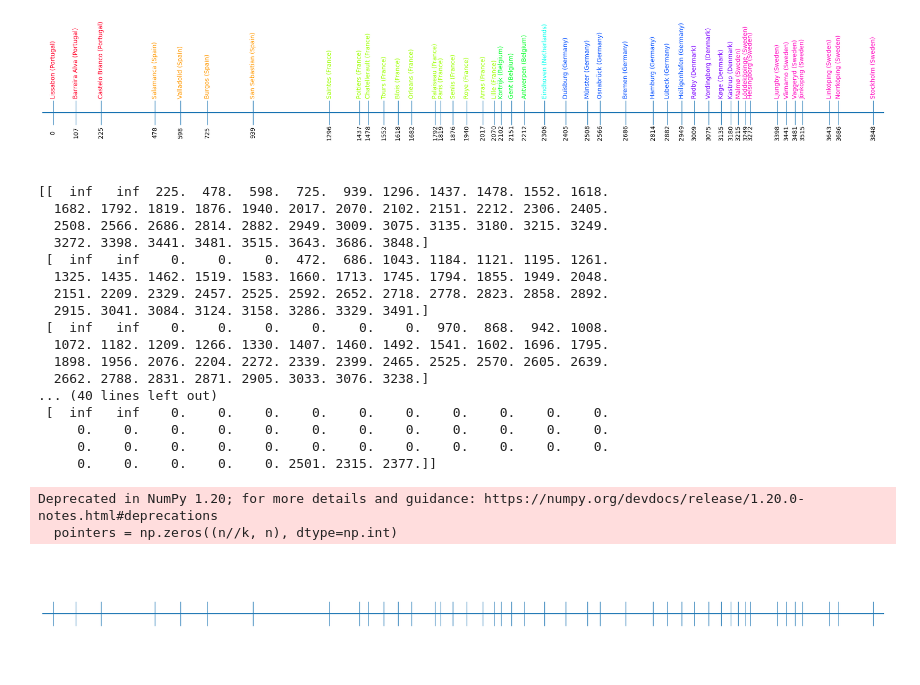
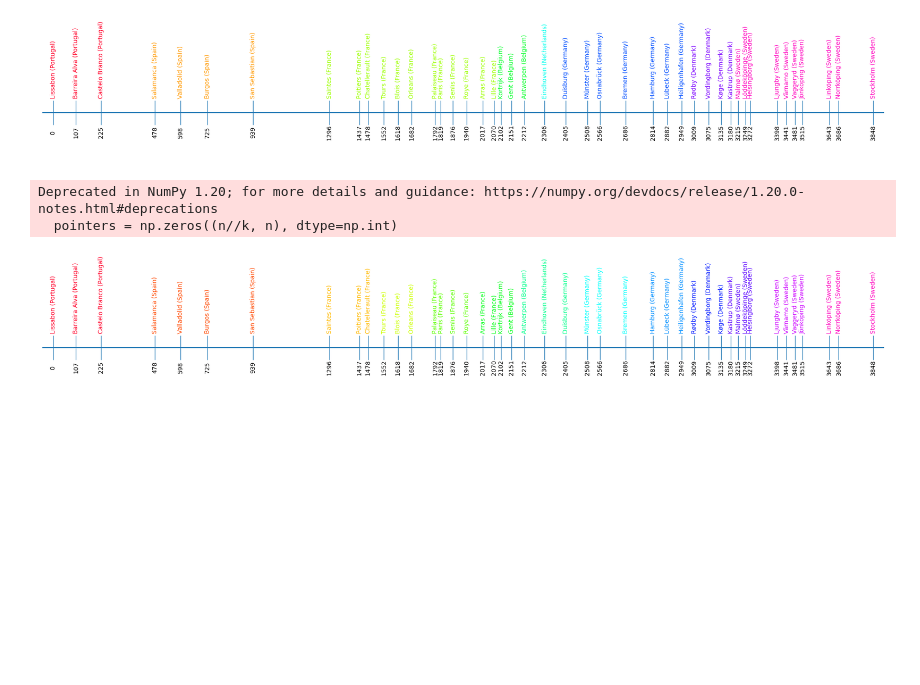
Before and after one commit to Salling18/dm2023-exercises, a Jupyter notebook: exercises/Week-13-sequence-mining-23.ipynb, the cells around one changed output. Drawn from its saved outputs; the diff is of its cells as text; code cells hidden in the pictures; blank space fills up the shorter version.

```diff
--- a/exercises/Week-13-sequence-mining-23.ipynb
+++ b/exercises/Week-13-sequence-mining-23.ipynb
@@ -355,51 +355,54 @@ def sequence_segmentation(distances, k=3):
 
     A[:, :k-1] = np.inf
     A[0, k-1:] = distances[k-1:]
 
     for l in range(1, n//k):
         j_ = l * k - 1
         j = (l+1) * k - 1
         A[l, j] = d(j - k + 1, j) + A[l - 1, j_]
 
     for l in range(1, n//k):
         j = (l+1) * k
         start = j - k - 1
         for j in range(j, n):
             m_err = np.inf
             m_i = -1
             for i in range(start, j-k+1):
                 err = A[l-1, i] + d(i+1, j)
                 if m_err > err:
                     m_err = err
                     m_i = i
             A[l, j] = m_err
             pointers[l, j] = m_i
-    print(A)
+
+    min_l = np.argmin(A[:,-1])
+    path = []
+
+    k = n-1
+    l = min_l
+    while l >= 0:
+        path.append(k)
+        k = pointers[l, k]
+        l -= 1
+
+    path = path[::-1]
+
+
     clusters = []
+    i = 0
+    k = 0
+    for p in path:
+        while i <= p:
+            clusters.append(k)
+            i += 1
+        k += 1
 
 
     return clusters
 
 d_ = distances[0]
 plot_cities(sequence_segmentation(d_, k=3))
 # %% [output]
-[[  inf   inf  225.  478.  598.  725.  939. 1296. 1437. 1478. 1552. 1618.
-  1682. 1792. 1819. 1876. 1940. 2017. 2070. 2102. 2151. 2212. 2306. 2405.
-  2508. 2566. 2686. 2814. 2882. 2949. 3009. 3075. 3135. 3180. 3215. 3249.
-  3272. 3398. 3441. 3481. 3515. 3643. 3686. 3848.]
- [  inf   inf    0.    0.    0.  472.  686. 1043. 1184. 1121. 1195. 1261.
-  1325. 1435. 1462. 1519. 1583. 1660. 1713. 1745. 1794. 1855. 1949. 2048.
-  2151. 2209. 2329. 2457. 2525. 2592. 2652. 2718. 2778. 2823. 2858. 2892.
-  2915. 3041. 3084. 3124. 3158. 3286. 3329. 3491.]
- [  inf   inf    0.    0.    0.    0.    0.    0.  970.  868.  942. 1008.
-  1072. 1182. 1209. 1266. 1330. 1407. 1460. 1492. 1541. 1602. 1696. 1795.
-  1898. 1956. 2076. 2204. 2272. 2339. 2399. 2465. 2525. 2570. 2605. 2639.
-  2662. 2788. 2831. 2871. 2905. 3033. 3076. 3238.]
-... (40 lines left out)
- [  inf   inf    0.    0.    0.    0.    0.    0.    0.    0.    0.    0.
-     0.    0.    0.    0.    0.    0.    0.    0.    0.    0.    0.    0.
-     0.    0.    0.    0.    0.    0.    0.    0.    0.    0.    0.    0.
-     0.    0.    0.    0.    0. 2501. 2315. 2377.]]
+Deprecated in NumPy 1.20; for more details and guidance: https://numpy.org/devdocs/release/1.20.0-notes.html#deprecations
+  pointers = np.zeros((n//k, n), dtype=np.int)
-Deprecated in NumPy 1.20; for more details and guidance: https://numpy.org/devdocs/release/1.20.0-notes.html#deprecations
-  pointers = np.zeros((n//k, n), dtype=np.int)
-[figure, old version]
+[figure, new version]
```
